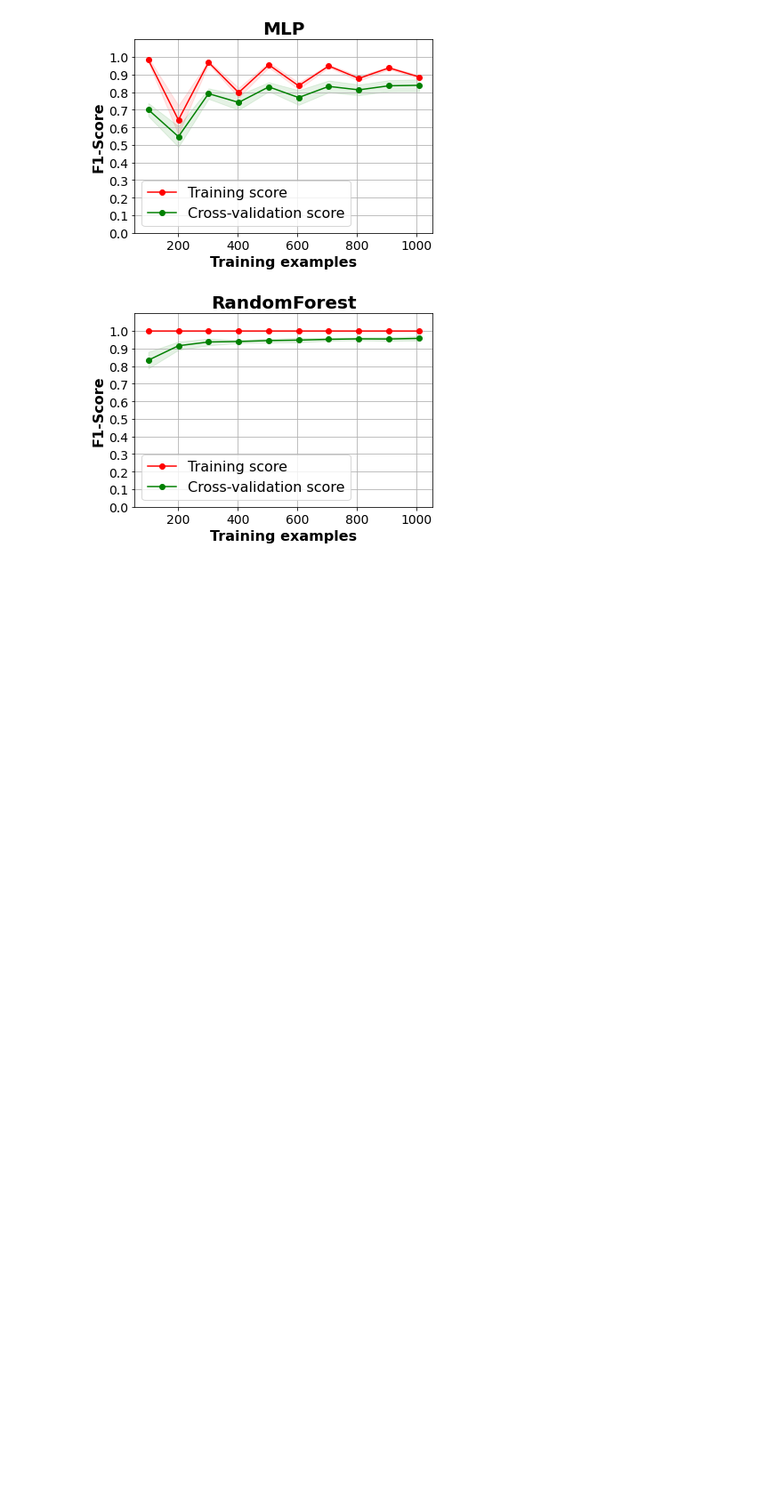
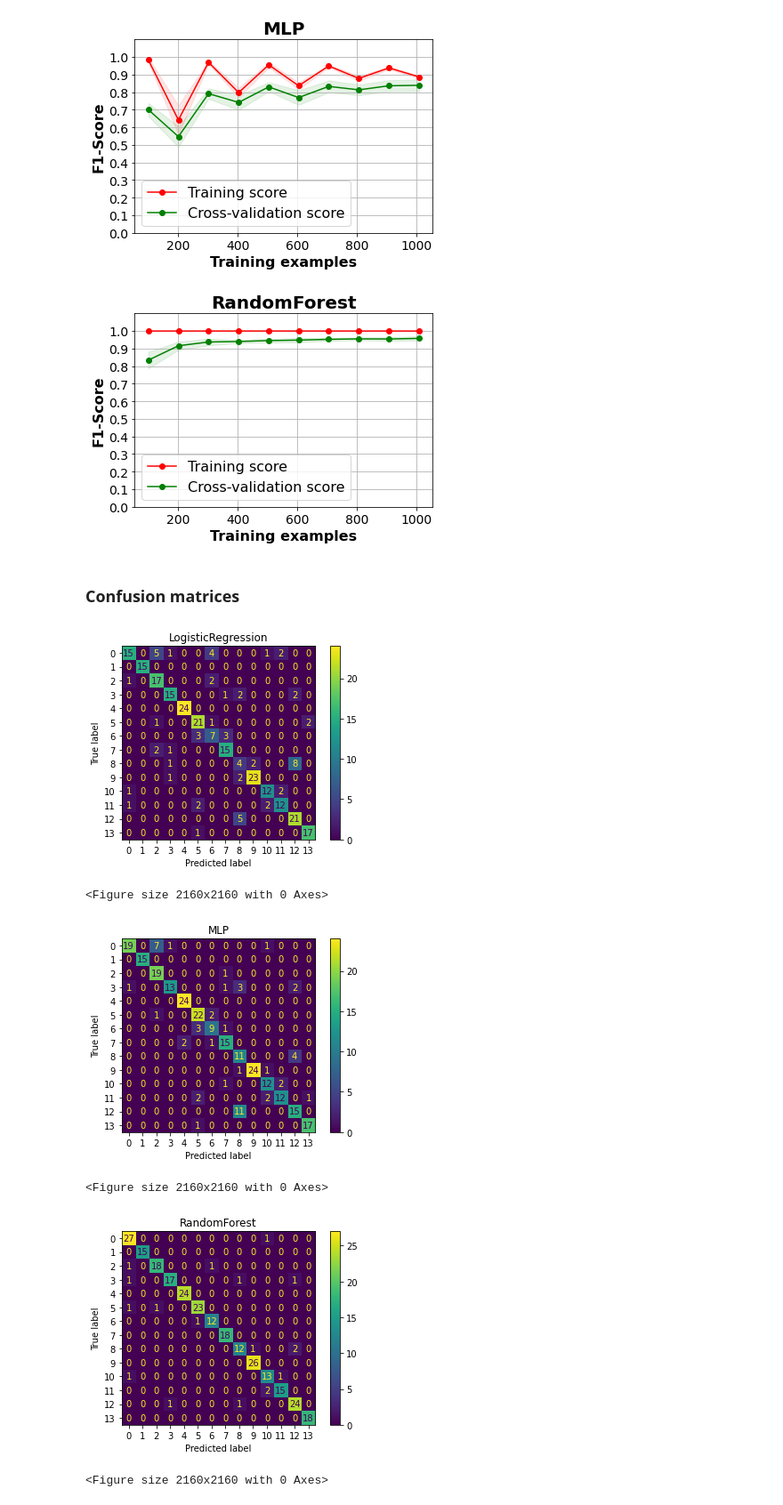
Before and after one commit to jeffcav/authenti6, a Jupyter notebook: dataset/ml-models.ipynb, the cells around one changed output. Shown at 89% size. Drawn from its saved outputs; the diff is of its cells as text; code cells hidden in the pictures; blank space fills up the shorter version.

```diff
--- a/dataset/final-analysis.ipynb
+++ b/dataset/ml-models.ipynb
@@ -204,3 +190,23 @@ Learning curves for RandomForest saved at RandomForest.png
 [figure]
 [figure]
 [figure]
+# %% [markdown]
+### Confusion matrices
+# %%
+from sklearn.metrics import ConfusionMatrixDisplay
+
+for classifier, params in classifiers.items():
+    clf = params['classifier']
+    y_pred = clf.predict(X_test)
+
+    ConfusionMatrixDisplay.from_predictions(y_test, y_pred)
+    plt.title(classifier)
+    plt.figure(figsize=(30,30))
+    plt.show()
+# %% [output]
+[figure, added]
+<Figure size 2160x2160 with 0 Axes>
+[figure, added]
+<Figure size 2160x2160 with 0 Axes>
+[figure, added]
+<Figure size 2160x2160 with 0 Axes>
```
Also changed, not shown: parts of 3 cells of this notebook, 4 other files.
